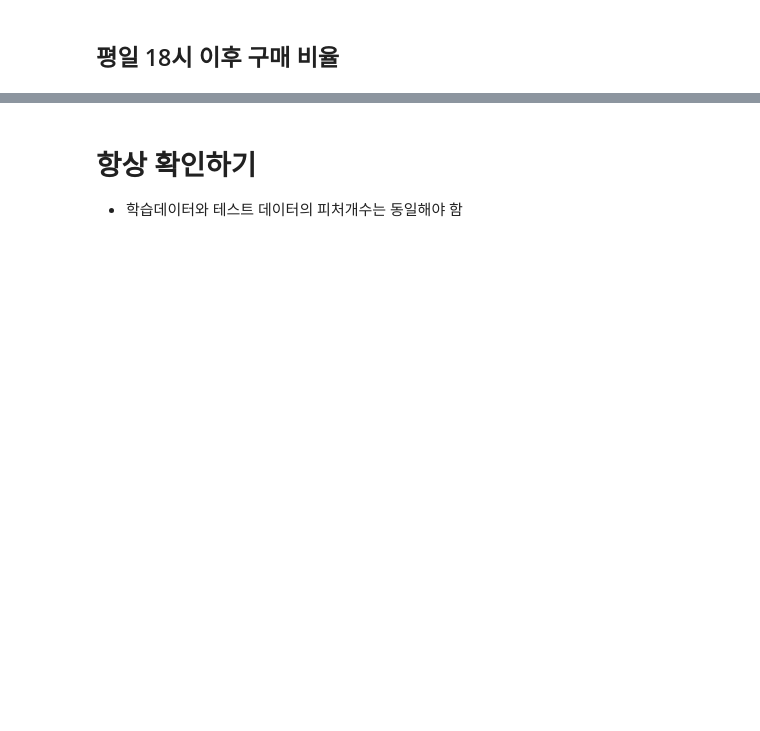
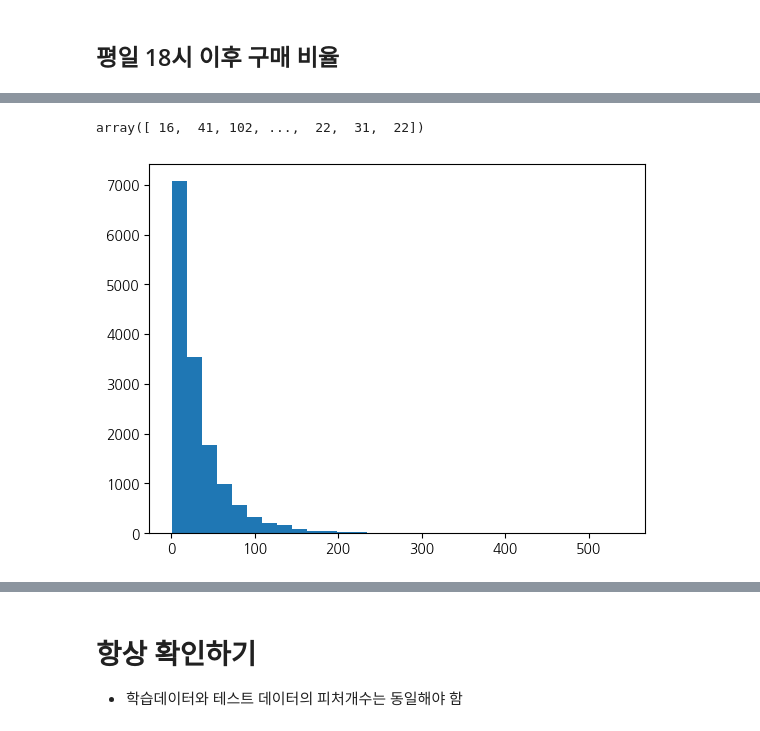
Before and after one commit to Kim-Yiji/FINAL-project, a Jupyter notebook: 특성추출_베이스라인코드_이희원.ipynb, the cells around one changed output, grey strips where cells are left out. Saved outputs shown, nothing was run; the diff lists cells and outputs as text; code cells hidden in the pictures; blank space fills up the shorter version.

```diff
--- a/특성추출_베이스라인코드_이희원.ipynb
+++ b/특성추출_베이스라인코드_이희원.ipynb
@@ -780,0 +776,9 @@ TypeError: 'numpy.float64' object is not callable
+# %%
+agg_list = [
+        # 컬럼명, 집계 방식
+        ('평일_18시_구매비율', lambda x: ((x.dt.weekday < 5) & (x.dt.hour >= 18)).mean()),
+    ]
+
+tmp = train_tr.groupby('ID')["구매일시"].agg(agg_list).reset_index()
+train_ft = train_ft.merge(tmp, how='left',on="ID")
+train_ft.head()
@@ -798,0 +810,15 @@ dtype: bool
+# %%
+import matplotlib
+from matplotlib import font_manager
+
+!sudo apt-get install -y fonts-nanum
+!sudo fc-cache -fv
+
+fontpaths = ["/usr/share/fonts/truetype/nanum/"]
+font_files = font_manager.findSystemFonts(fontpaths=fontpaths)
+
+for ff in font_files:
+    font_manager.fontManager.addfont(ff)
+
+matplotlib.rc('font', family="NanumGothic")
+matplotlib.rcParams['axes.unicode_minus'] = False
@@ -798,0 +843,10 @@ dtype: bool
+# %%
+train_ft['내점일수'].values
+# %% [output]
+array([ 16,  41, 102, ...,  22,  31,  22])
+# %%
+fig, ax = plt.subplots()
+ax.hist(train_ft['내점일수'], bins=30)
+plt.show()
+# %% [output]
+[figure, added]
```
Also changed, not shown: parts of 54 cells of this notebook.
